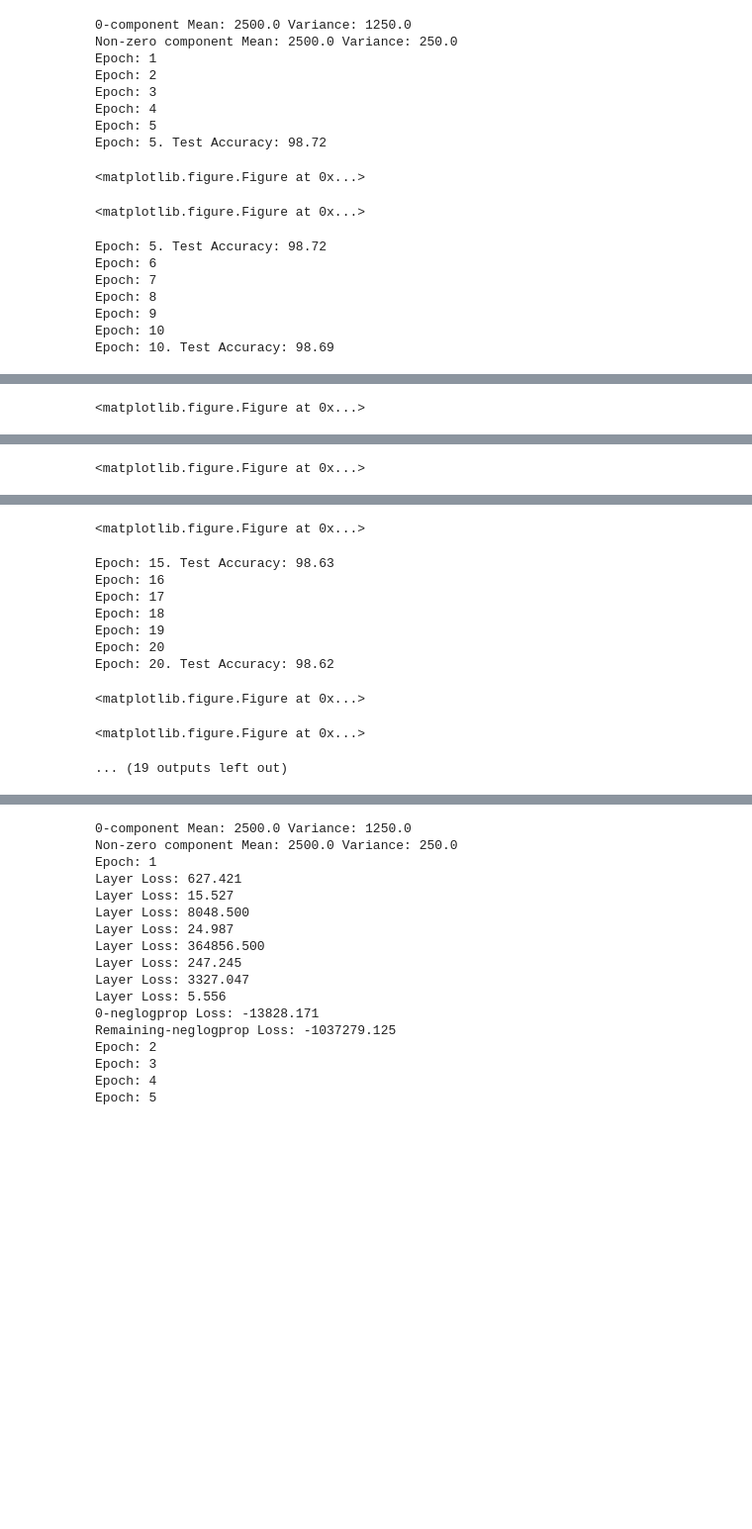
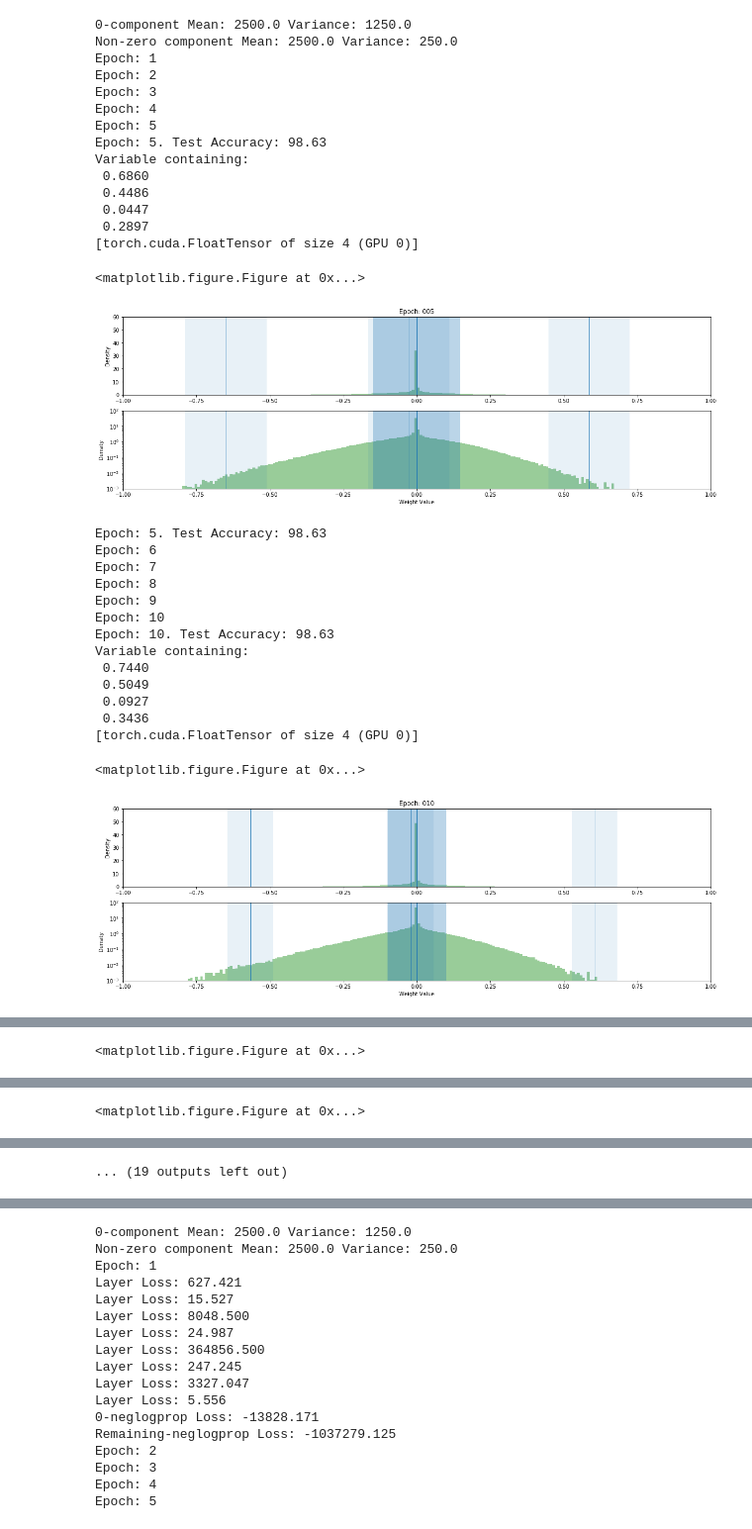
Before and after one commit to okz12/NN_compression, a Jupyter notebook: notebooks/model_scaling.ipynb, the cells around one changed output, grey strips where cells are left out. Shown at 99% size. Drawn from its saved outputs; the diff is of its cells as text; code cells hidden in the pictures; blank space fills up the shorter version.

Commit message:
final retraining adjustment

```diff
--- a/notebooks/model_scaling.ipynb
+++ b/notebooks/model_scaling.ipynb
@@ -15,6 +17,8 @@ sys.path.insert(0,'../src/')
 [interactive output not drawn]
 # %%
 #execution example: python retrain.py --model SWSModel --alpha 2500 --beta 10 --tau 1e-6 --mixtures 8 --temp 10
+%autoreload 2
+
 import torch
 import torch.nn as nn
 import torchvision.transforms as transforms
@@ -33,6 +37,10 @@ import copy
 import pickle
 import argparse
 retraining_epochs = 50
+
+###
+import matplotlib as plt
+%matplotlib inline
 
 def retrain_model(alpha, beta, tau, temp, mixtures, model_name, data_size, model_save_dir = ""):
     if(data_size == 'search'):
@@ -63,13 +71,17 @@ def retrain_model(alpha, beta, tau, temp, mixtures, model_name, data_size, model
     gmp = GaussianMixturePrior(mixtures, [x for x in model.parameters()], 0.99, ab = (alpha, beta), scaling=True)
     gmp.print_batch = False
 
-    sws_param1 = [gmp.means]
-    sws_param2 = [gmp.gammas, gmp.rhos]
+    scaling = True
 
-    opt = torch.optim.Adam([
+    optimizable_params = [
         {'params': model.parameters(), 'lr': 1e-4},
-        {'params': sws_param1, 'lr': 1e-4},
-        {'params': sws_param2, 'lr': 3e-3}])
+        {'params': [gmp.means], 'lr': 1e-4},
+        {'params': [gmp.gammas, gmp.rhos], 'lr': 3e-3}]
+    if (scaling):
+        optimizable_params = optimizable_params + [{'params': gmp.scale, 'lr': 1e-4}]
+        exp_name = exp_name + "_scaling"
+
+    opt = torch.optim.Adam(optimizable_params)
 
     for epoch in range(retraining_epochs):
         model, loss = retrain_sws_epoch(model, gmp, opt, criterion, loader, tau)
@@ -78,48 +90,63 @@ def retrain_model(alpha, beta, tau, temp, mixtures, model_name, data_size, model
         if (trueAfterN(epoch, 5)):
             test_acc = test_accuracy(test_data_full, test_labels_full, model)
             print('Epoch: {}. Test Accuracy: {:.2f}'.format(epoch+1, test_acc[0]))
+            print(gmp.scale)
 
             ###
             show_sws_weights(model = model, means = list(gmp.means.data.clone().cpu()), precisions = list(gmp.gammas.data.clone().cpu()), epoch = epoch)
             print('Epoch: {}. Test Accuracy: {:.2f}'.format(epoch+1, test_acc[0]))
 
     if(model_save_dir!=""):
         torch.save(model, model_save_dir + '/mnist_retrain_{}.m'.format(exp_name))
         with open(model_save_dir + '/mnist_retrain_{}_gmp.p'.format(exp_name),'wb') as f:
             pickle.dump(gmp, f)
 
     test_accuracy_pre = float((test_accuracy(test_data_full, test_labels_full, model)[0]))
     val_accuracy_pre = 0 if (data_size != 'search') else float((test_accuracy(val_data_full, val_labels_full, model)[0]))
 
-    '''
+
     model_prune = copy.deepcopy(model)
     model_prune.load_state_dict(sws_prune(model_prune, gmp))
     prune_acc = (test_accuracy(test_data_full, test_labels_full, model_prune))
     test_accuracy_prune = float((test_accuracy(test_data_full, test_labels_full, model_prune)[0]))
     val_accuracy = 0 if (data_size != 'search') else float((test_accuracy(val_data_full, val_labels_full, model_prune)[0]))
     sparsity = (special_flatten(model_prune.state_dict())==0).sum()/(special_flatten(model_prune.state_dict())>0).numel() * 100
     print('Retrain Test: {:.2f}, Retrain Validation: {:.2f}, Prune Test: {:.2f}, Prune Validation: {:.2f}, Prune Sparsity: {:.2f}'
           .format(test_accuracy_pre, val_accuracy_pre, test_accuracy_prune, val_accuracy, sparsity))
 
 
-    return val_accuracy, sparsity
-    '''
-retrain_model(25000, 10, 1e-6, 3, 4, 'SWSModel', 'search', "")
+    return val_accuracy, sparsity, model, model_prune, gmp
+
+_, _, norm, prune, gmp = retrain_model(25000, 10, 1e-6, 3, 4, 'SWSModel', 'search', "")
 # %% [output]
 0-component Mean: 2500.0 Variance: 1250.0
 Non-zero component Mean: 2500.0 Variance: 250.0
 Epoch: 1
 Epoch: 2
 Epoch: 3
 Epoch: 4
 Epoch: 5
-Epoch: 5. Test Accuracy: 98.72
+Epoch: 5. Test Accuracy: 98.63
+Variable containing:
+ 0.6860
+ 0.4486
+ 0.0447
+ 0.2897
+[torch.cuda.FloatTensor of size 4 (GPU 0)]
 <matplotlib.figure.Figure at 0x...>
+[figure, added]
-<matplotlib.figure.Figure at 0x...>
+Epoch: 5. Test Accuracy: 98.63
+Epoch: 6
+Epoch: 7
+Epoch: 8
+Epoch: 9
+Epoch: 10
+Epoch: 10. Test Accuracy: 98.63
+Variable containing:
+ 0.7440
+ 0.5049
+ 0.0927
+ 0.3436
+[torch.cuda.FloatTensor of size 4 (GPU 0)]
-Epoch: 5. Test Accuracy: 98.72
-Epoch: 6
-Epoch: 7
-Epoch: 8
-Epoch: 9
-Epoch: 10
-Epoch: 10. Test Accuracy: 98.69
+<matplotlib.figure.Figure at 0x...>
+[figure, added]
@@ -136,11 +183 @@ Epoch: 15. Test Accuracy: 98.63
-<matplotlib.figure.Figure at 0x...>
+... (19 outputs left out)
-Epoch: 15. Test Accuracy: 98.63
-Epoch: 16
-Epoch: 17
-Epoch: 18
-Epoch: 19
-Epoch: 20
-Epoch: 20. Test Accuracy: 98.62
-<matplotlib.figure.Figure at 0x...>
-<matplotlib.figure.Figure at 0x...>
-... (19 outputs left out)
```
Also changed, not shown: parts of 8 cells of this notebook, 2 other files.
